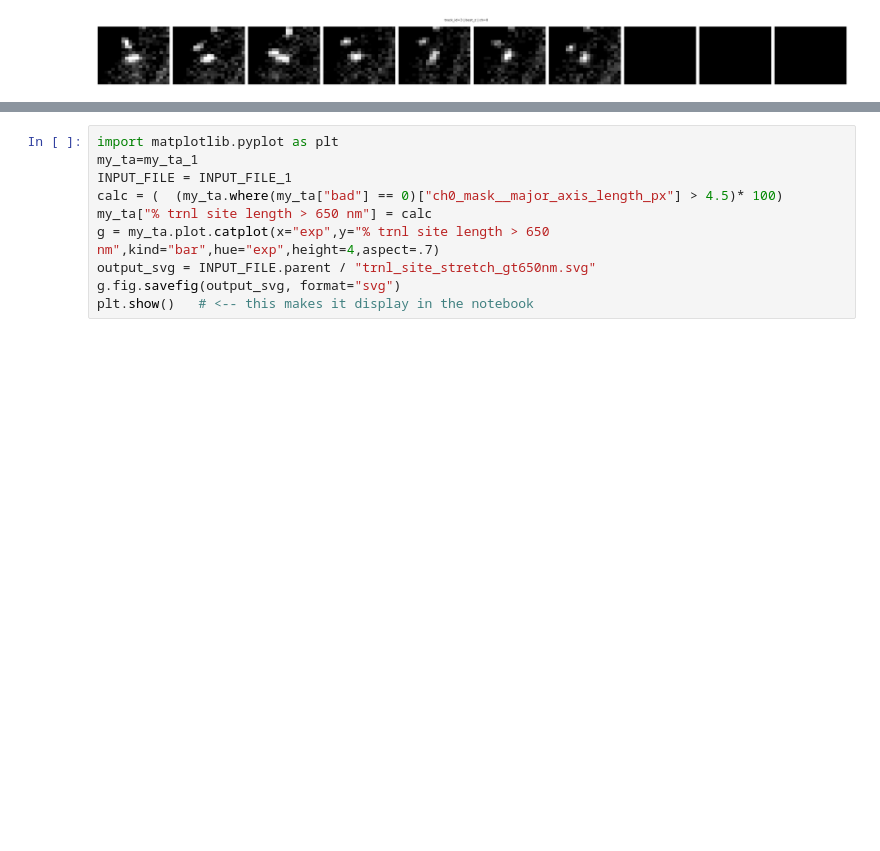
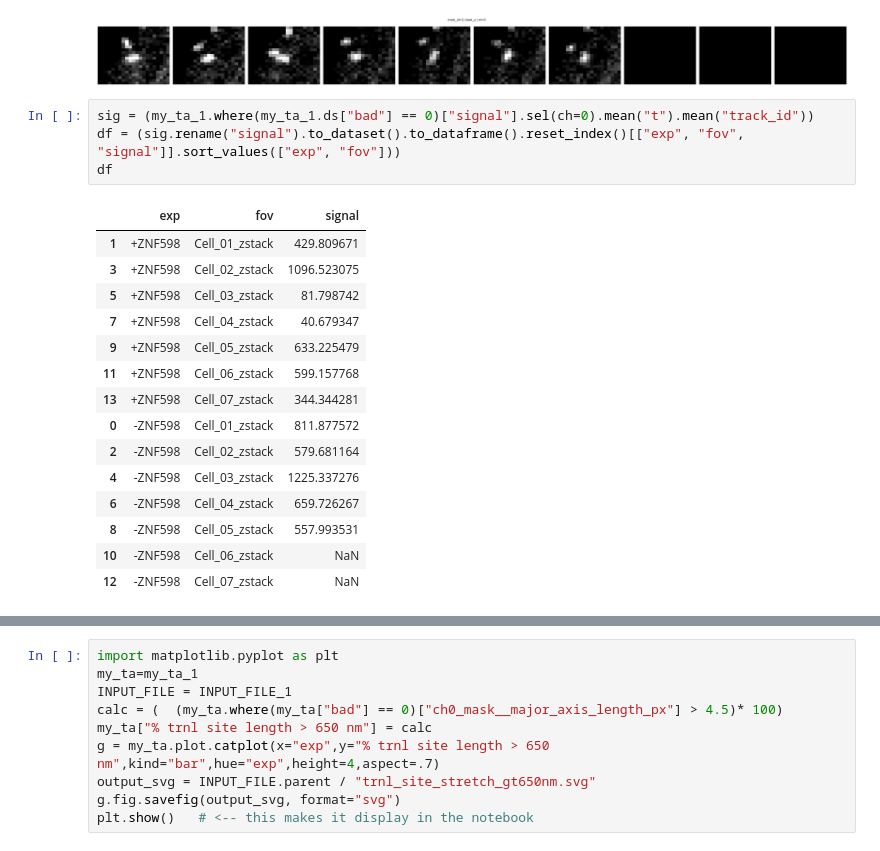
Before and after one commit to timstasevich/croparray, a Jupyter notebook: notebooks/Translation_Stalling_Quantification.ipynb, the cells around one changed output, grey strips where cells are left out. Cells and saved outputs as stored; diff of their text form; blank space fills up the shorter version.

```diff
--- a/notebooks/Translation_Stalling_Quantification.ipynb
+++ b/notebooks/Translation_Stalling_Quantification.ipynb
@@ -846,3 +847,23 @@ my_ta_1.sel(exp='-ZNF598').isel(fov=2).tplot.plot_trackarray_crops(track_ids=[1,
 [figure]
 [figure]
 [figure]
+# %%
+sig = (my_ta_1.where(my_ta_1.ds["bad"] == 0)["signal"].sel(ch=0).mean("t").mean("track_id"))
+df = (sig.rename("signal").to_dataset().to_dataframe().reset_index()[["exp", "fov", "signal"]].sort_values(["exp", "fov"]))
+df
+# %% [output]
+|  | exp | fov | signal |
+| 1 | +ZNF598 | Cell_01_zstack | 429.809671 |
+| 3 | +ZNF598 | Cell_02_zstack | 1096.523075 |
+| 5 | +ZNF598 | Cell_03_zstack | 81.798742 |
+| 7 | +ZNF598 | Cell_04_zstack | 40.679347 |
+| 9 | +ZNF598 | Cell_05_zstack | 633.225479 |
+| 11 | +ZNF598 | Cell_06_zstack | 599.157768 |
+| 13 | +ZNF598 | Cell_07_zstack | 344.344281 |
+| 0 | -ZNF598 | Cell_01_zstack | 811.877572 |
+| 2 | -ZNF598 | Cell_02_zstack | 579.681164 |
+| 4 | -ZNF598 | Cell_03_zstack | 1225.337276 |
+| 6 | -ZNF598 | Cell_04_zstack | 659.726267 |
+| 8 | -ZNF598 | Cell_05_zstack | 557.993531 |
+| 10 | -ZNF598 | Cell_06_zstack | NaN |
+| 12 | -ZNF598 | Cell_07_zstack | NaN |
```
Also changed, not shown: parts of 9 cells of this notebook, 5 other files.
